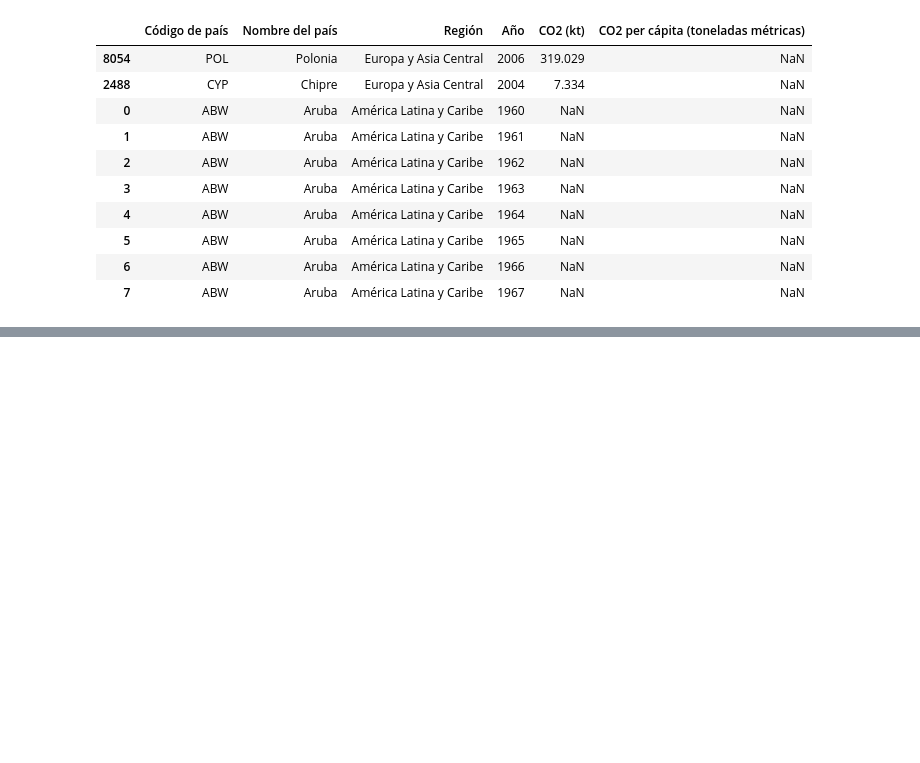
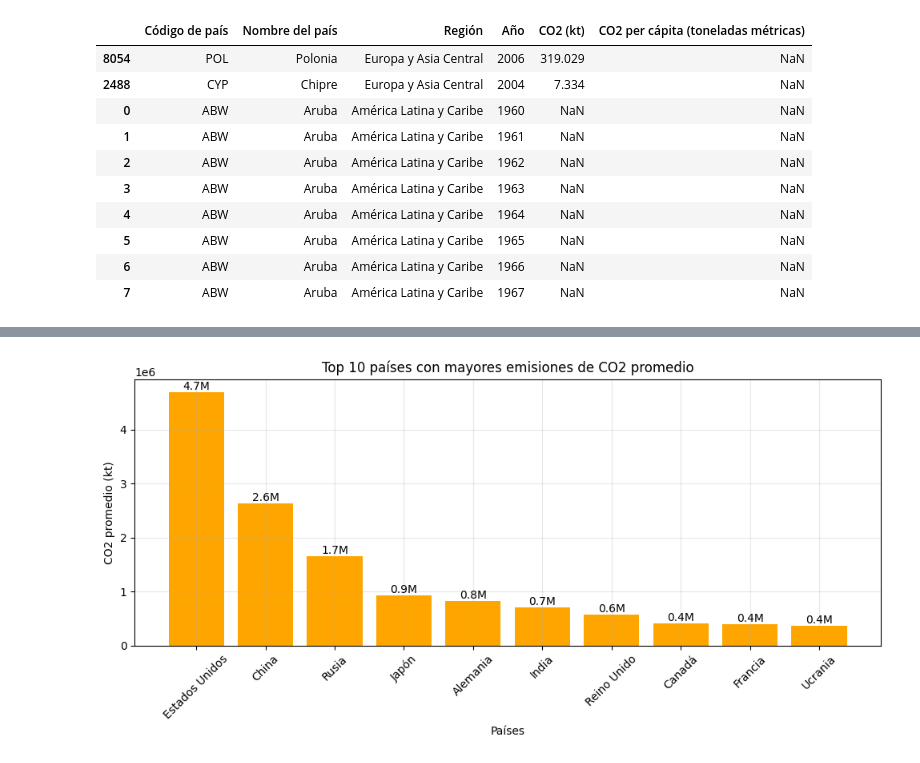
Before and after one commit to SofiaSuppia/FundamentosIA, a Jupyter notebook: Clase/clase6.ipynb, the cells around one changed output, grey strips where cells are left out. Drawn from its saved outputs; the diff is of its cells as text; code cells hidden in the pictures; blank space fills up the shorter version.

```diff
--- a/Clase/clase6.ipynb
+++ b/Clase/clase6.ipynb
@@ -116,0 +311,33 @@ emisiones.sort_values(by="CO2 (kt)", ascending=False).head(10)
+# %%
+#1. Configurar la informacion
+df_emisiones_CO2 = (emisiones
+                    .groupby(["nombre_del_pais"])["co2_(kt)"].mean()
+                    .sort_values(ascending=False)
+                    .head(10)
+)
+#print(df_emisiones_CO2)
+
+#2. Crear el lienzo
+plt.figure(figsize=(10, 5)) #el tamaño esta en pulgadas (ancho, alto), recomienda usar 8x4
+
+#3. Graficar
+plt.bar(df_emisiones_CO2.index,df_emisiones_CO2.values,color='orange') #configuramos color de las barras
+
+#4. configurar titulos y ejes
+for indice,valores in enumerate (df_emisiones_CO2.values):
+    millones = valores / 1_000_000
+    plt.text(indice, valores + 50, f"{millones:.1f}M", ha='center', va='bottom')  # Agrega el valor encima de cada barra
+plt.title("Top 10 países con mayores emisiones de CO2 promedio")
+plt.xlabel("Países")
+plt.ylabel("CO2 promedio (kt)")
+plt.xticks(rotation=45) #configuramos la rotacion 45° de cada elemento del eje x
+
+#5. configuraciones varias
+plt.grid(True, alpha=0.3) #mostrar la grilla solo en el eje y
+plt.tight_layout() #acomodar los margenes para que no se corte el texto
+
+#6. Mostrar la grafica y o guardar
+plt.show()
+#plt.savefig("top10_paises_emisiones_CO2.png", dpi=300)
+# %% [output]
+[figure, added]
```
Also changed, not shown: parts of 15 cells of this notebook, 2 other files.
